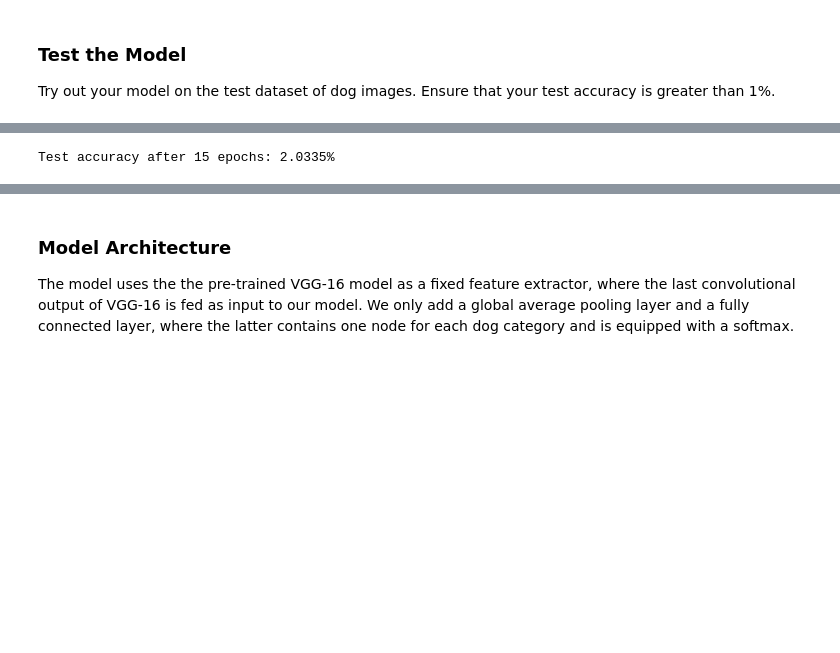
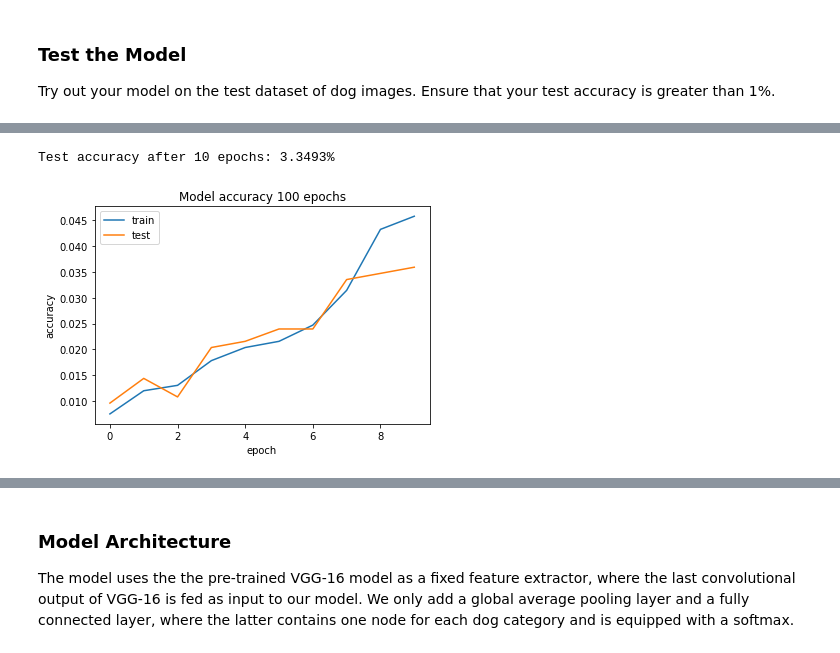
Before and after one commit to alirezakfz/Dog_Bread_Classification, a Jupyter notebook: dog_app.ipynb, the cells around one changed output, grey strips where cells are left out. Drawn from its saved outputs; the diff is of its cells as text; code cells hidden in the pictures; blank space fills up the shorter version.

```diff
--- a/dog_app.ipynb
+++ b/dog_app.ipynb
@@ -551,9 +605,21 @@ Test accuracy after 5 epochs: 1.0766%
 # %%
+conv2_model.load_weights('saved_models/weights.best.from_scratch_10epoch_multiconv.hdf5')
 # get index of predicted dog breed for each image in test set
-dog_breed_predictions = [np.argmax(model.predict(np.expand_dims(tensor, axis=0))) for tensor in test_tensors]
+dog_breed_predictions = [np.argmax(conv2_model.predict(np.expand_dims(tensor, axis=0))) for tensor in test_tensors]
 
 # report test accuracy
 test_accuracy = 100*np.sum(np.array(dog_breed_predictions)==np.argmax(test_targets, axis=1))/len(dog_breed_predictions)
-print('Test accuracy after 15 epochs: %.4f%%' % test_accuracy)
+print('Test accuracy after 10 epochs: %.4f%%' % test_accuracy)
 # %% [output]
-Test accuracy after 15 epochs: 2.0335%
+Test accuracy after 10 epochs: 3.3493%
+# %%
+# summarize history for accuracy
+plt.plot(history.history['acc'])
+plt.plot(history.history['val_acc'])
+plt.title('Model accuracy 100 epochs')
+plt.ylabel('accuracy')
+plt.xlabel('epoch')
+plt.legend(['train', 'test'], loc='upper left')
+plt.show()
+# %% [output]
+[figure, added]
```
Also changed, not shown: parts of 151 cells of this notebook.
